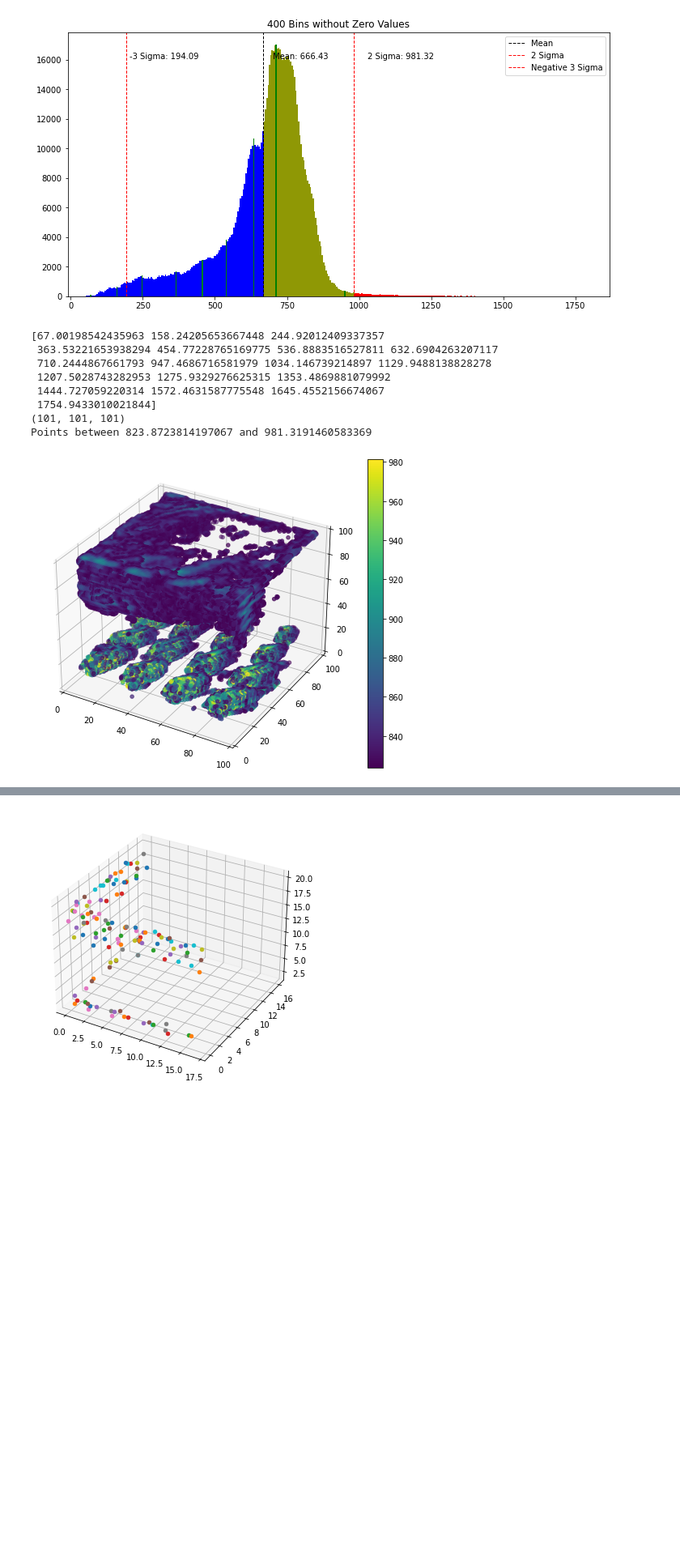
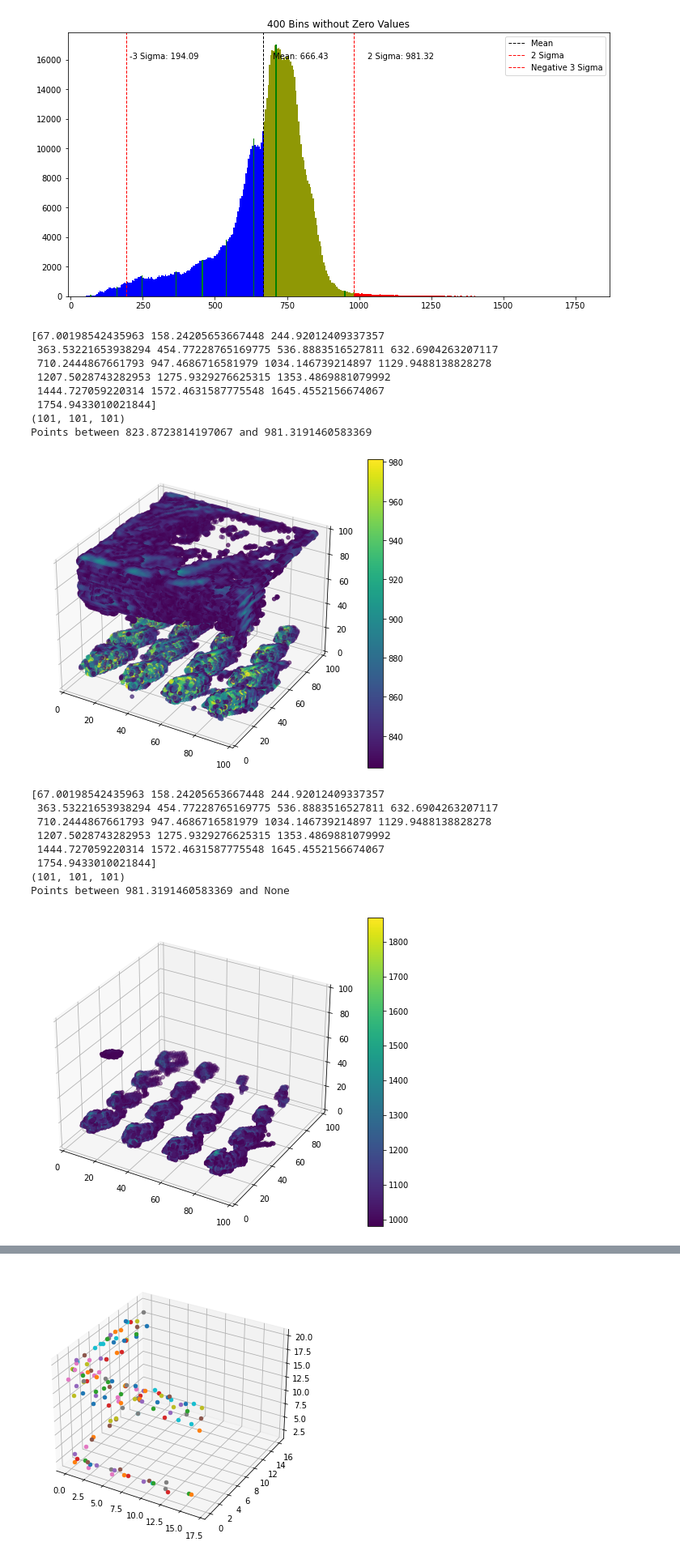
Before and after one commit to tjschweitzer/FDS2PreUnity, a Jupyter notebook: windODENotebook.ipynb, the cells around one changed output, grey strips where cells are left out. Shown at 81% size. Cells and saved outputs as stored; diff of their text form; code cells hidden in the pictures; blank space fills up the shorter version.

```diff
--- a/windODENotebook.ipynb
+++ b/windODENotebook.ipynb
@@ -716,15 +717,24 @@ def plotPointsInRERange(plotRange,plotInfo):
 # %%
 lamFlowIndex = plotPointsInRERange([plotInfo['mean']+plotInfo['std'],plotInfo['sigmaTwo']],plotInfo)
-# lamFlowIndex = plotPointsInRERange([plotInfo['sigmaTwo'],None],plotInfo)
+turbFlowIndex = plotPointsInRERange([plotInfo['sigmaTwo'],None],plotInfo)
 # %% [output]
 [67.00198542435963 158.24205653667448 244.92012409337357
  363.53221653938294 454.77228765169775 536.8883516527811 632.6904263207117
  710.2444867661793 947.4686716581979 1034.146739214897 1129.9488138828278
  1207.5028743282953 1275.9329276625315 1353.4869881079992
  1444.727059220314 1572.4631587775548 1645.4552156674067
  1754.9433010021844]
 (101, 101, 101)
 Points between 823.8723814197067 and 981.3191460583369
 [figure]
+[67.00198542435963 158.24205653667448 244.92012409337357
+ 363.53221653938294 454.77228765169775 536.8883516527811 632.6904263207117
+ 710.2444867661793 947.4686716581979 1034.146739214897 1129.9488138828278
+ 1207.5028743282953 1275.9329276625315 1353.4869881079992
+ 1444.727059220314 1572.4631587775548 1645.4552156674067
+ 1754.9433010021844]
+(101, 101, 101)
+Points between 981.3191460583369 and None
+[figure, added]
 # %%
 
```
Also changed, not shown: parts of 8 cells of this notebook, 1 other file.
